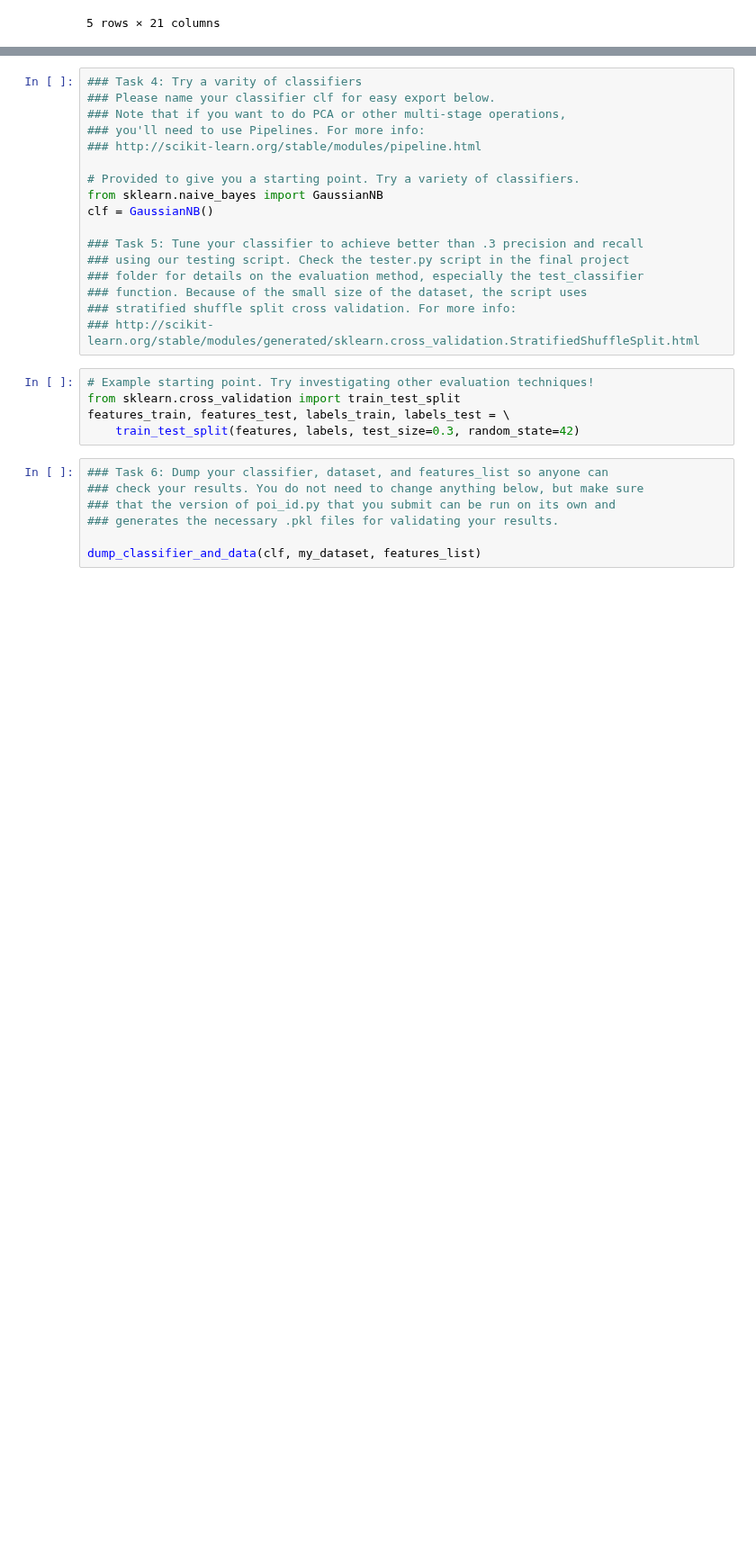
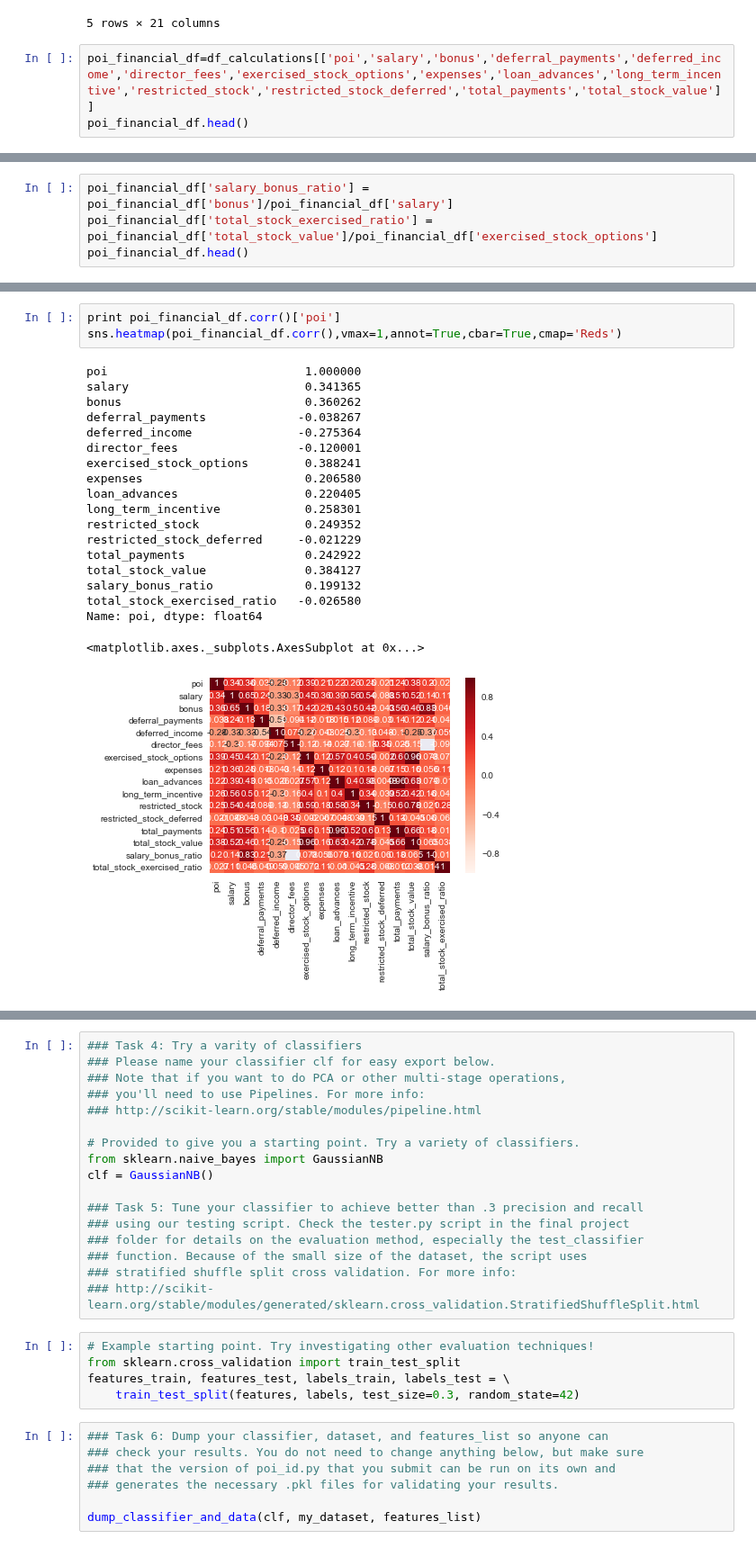
Before and after one commit to nmeliasp/MachineLearning-FinalProject, a Jupyter notebook: Machine Learning Final Project.ipynb, the cells around one changed output, grey strips where cells are left out. Shown at 90% size. Cells and saved outputs as stored; diff of their text form; blank space fills up the shorter version.

Commit message:
explored financial features

```diff
--- a/Machine Learning Final Project.ipynb
+++ b/Machine Learning Final Project.ipynb
@@ -79,3 +71,6 @@ df_calculations.head()
 | CORDES WILLIAM R | 0.0 | 0.0 | 0.0 | 0.0 | 0.0 | 651850.0 | ... |
 | HANNON KEVIN P | 1500000.0 | 0.0 | -3117011.0 | 0.0 | 0.0 | 5538001.0 | ... |
 5 rows × 21 columns
+# %%
+poi_financial_df=df_calculations[['poi','salary','bonus','deferral_payments','deferred_income','director_fees','exercised_stock_options','expenses','loan_advances','long_term_incentive','restricted_stock','restricted_stock_deferred','total_payments','total_stock_value']]
+poi_financial_df.head()
@@ -81,0 +84,4 @@ df_calculations.head()
+# %%
+poi_financial_df['salary_bonus_ratio'] = poi_financial_df['bonus']/poi_financial_df['salary']
+poi_financial_df['total_stock_exercised_ratio'] = poi_financial_df['total_stock_value']/poi_financial_df['exercised_stock_options']
+poi_financial_df.head()
@@ -81,0 +104,23 @@ df_calculations.head()
+# %%
+print poi_financial_df.corr()['poi']
+sns.heatmap(poi_financial_df.corr(),vmax=1,annot=True,cbar=True,cmap='Reds')
+# %% [output]
+poi                            1.000000
+salary                         0.341365
+bonus                          0.360262
+deferral_payments             -0.038267
+deferred_income               -0.275364
+director_fees                 -0.120001
+exercised_stock_options        0.388241
+expenses                       0.206580
+loan_advances                  0.220405
+long_term_incentive            0.258301
+restricted_stock               0.249352
+restricted_stock_deferred     -0.021229
+total_payments                 0.242922
+total_stock_value              0.384127
+salary_bonus_ratio             0.199132
+total_stock_exercised_ratio   -0.026580
+Name: poi, dtype: float64
+<matplotlib.axes._subplots.AxesSubplot at 0x...>
+[figure, added]
```
Also changed, not shown: parts of 11 cells of this notebook.
